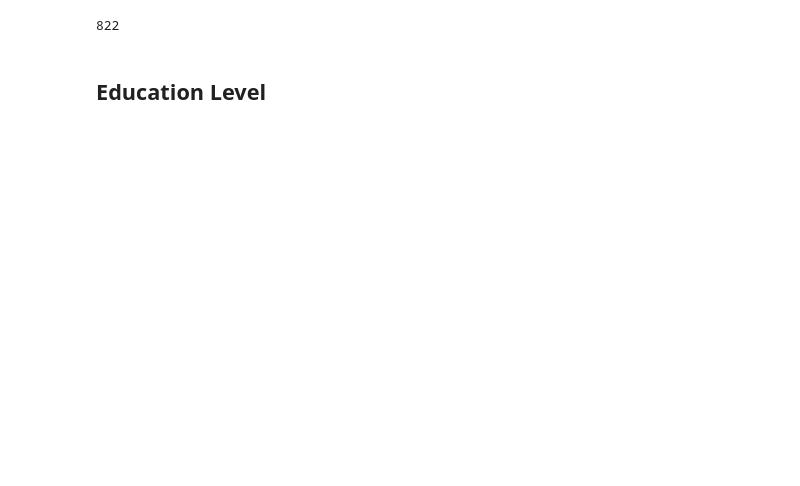
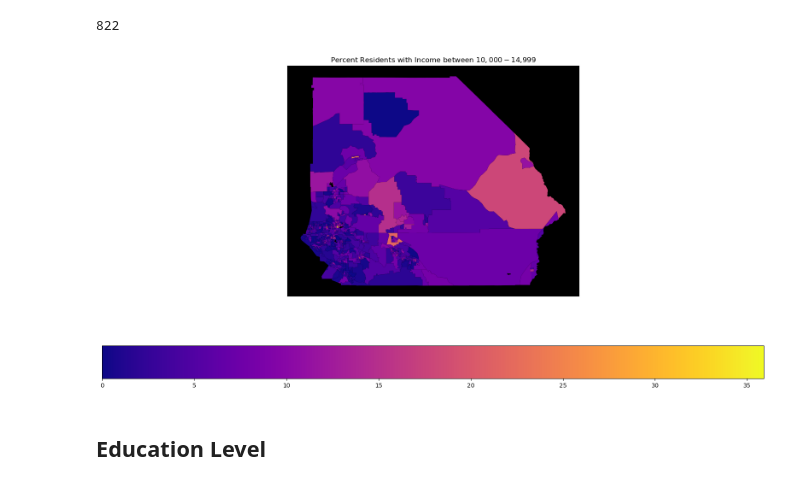
Before and after one commit to monishareginald/uds-warehouse-project, a Jupyter notebook: Census-2019.ipynb, the cells around one changed output. Drawn from its saved outputs; the diff is of its cells as text; code cells hidden in the pictures; blank space fills up the shorter version.

```diff
--- a/Census-2019.ipynb
+++ b/Census-2019.ipynb
@@ -179,6 +211,23 @@ HI_gdf =  HI_gdf.drop(cols, axis=1)
 len(HI_gdf)
 # %% [output]
 822
+# %%
+import matplotlib.pyplot as plt
+
+# create a matplotlib figure and axis object
+fig, ax = plt.subplots(figsize=(20,10))
+
+HI_gdf.plot('Percent $10,000-$14,999', ax=ax, cmap='plasma', legend=True,
+               legend_kwds={'orientation': 'horizontal'})
+ax.set_facecolor('k')
+
+ax.set_xticks([])
+ax.set_yticks([])
+
+ax.set_title('Percent Residents with Income between $10,000-$14,999')
+plt.savefig('figures/percent_lowincome.png', bbox_inches='tight',transparent=True)
+# %% [output]
+[figure, added]
 # %% [markdown]
 ## Education Level
 # %%
```
Also changed, not shown: parts of 3 cells of this notebook, 4 other files.
